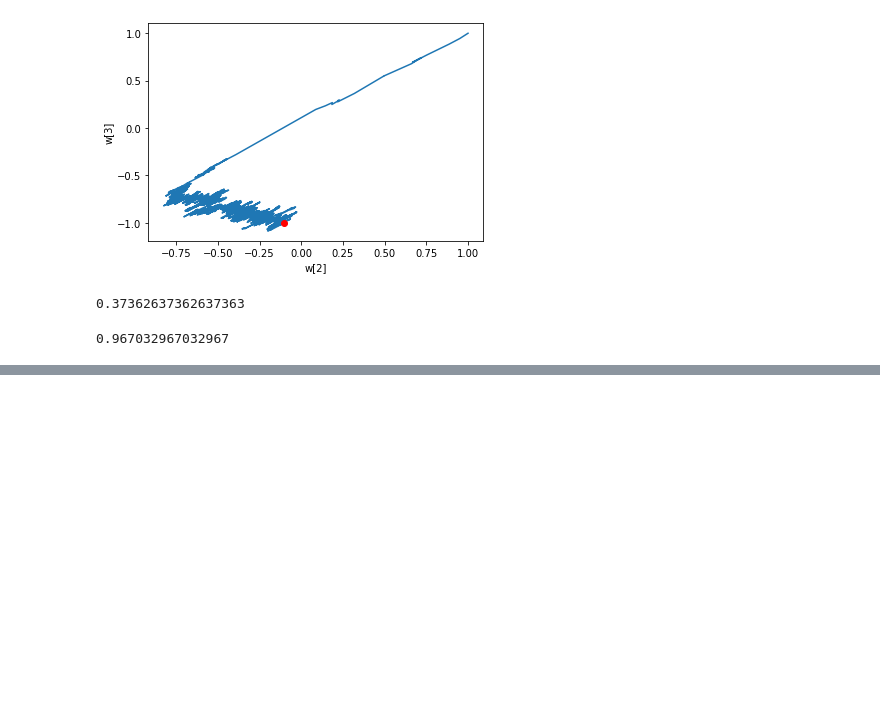
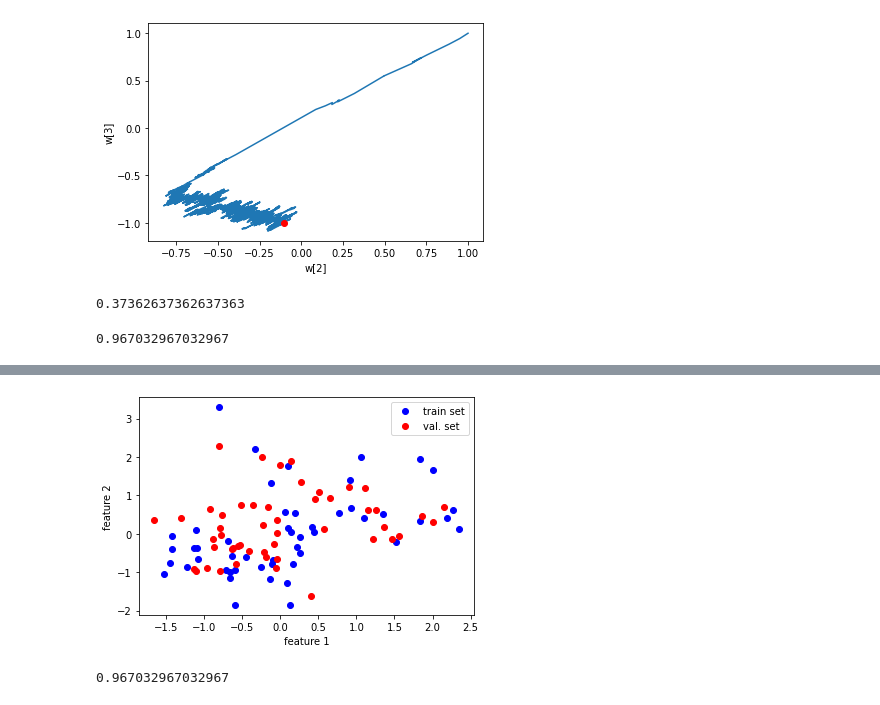
Before and after one commit to JoisFe/Deep_Learning, a Jupyter notebook: Deep_Learning_basic/Training_Know_How(1).ipynb, the cells around one changed output, grey strips where cells are left out. Drawn from its saved outputs; the diff is of its cells as text; code cells hidden in the pictures; blank space fills up the shorter version.

```diff
--- a/Deep_Learning_basic/Training_Know_How.ipynb
+++ b/Deep_Learning_basic/Training_Know_How(1).ipynb
@@ -456,0 +510,30 @@ layer2.score(x_val_scaled, y_val)
+# %%
+x_val_scaled = (x_val - train_mean) / train_std # 검증 세트를 표준화 하는데 훈련 세트의 평균과 표준편차를 이용
+
+plt.plot(x_train_scaled[:50, 0], x_train_scaled[:50, 1], 'bo') # 훈련 세트는 파란색
+plt.plot(x_val_scaled[:50, 0], x_val_scaled[:50, 1], 'ro') # 검증 세트는 빨간색
+
+plt.xlabel('feature 1')
+plt.ylabel('feature 2')
+
+plt.legend(['train set', 'val. set'])
+plt.show()
+
+# 이제는 전처리 전 데이터의 산점도와 전처리 후 (스케일 조정 이후) 산점도가 같아졌다.
+# 즉 검증 세트와 훈련 세트가 동일한 비율로 변환되었음을 알 수 있다.
+# %% [output]
+[figure, added]
+# %%
+# 모델을 평가해 보자
+
+layer2.score(x_val_scaled, y_val)
+
+# 머야 검증 세트를 전처리하기 전이나 후나 정확도가 똑같은데 ????
+# 검증 세트 전처리 할 필요가 없다는 말???
+
+# 아니다 우리가 사용한 예제의 데이터는 (위스콘신 유방암 데이터 세트) 데이터가 크지 않기 때문에
+# 검증 세트를 전처리하기 전과 후의 성능이 동일하다
+
+# 만약 데이터 크기가 크다면 검증 세트를 전처리하기 전과 후의 성능이 크게 차이가 날 수 있다.
+# %% [output]
+0.967032967032967
```
Also changed, not shown: parts of 5 cells of this notebook, 2 other files.
